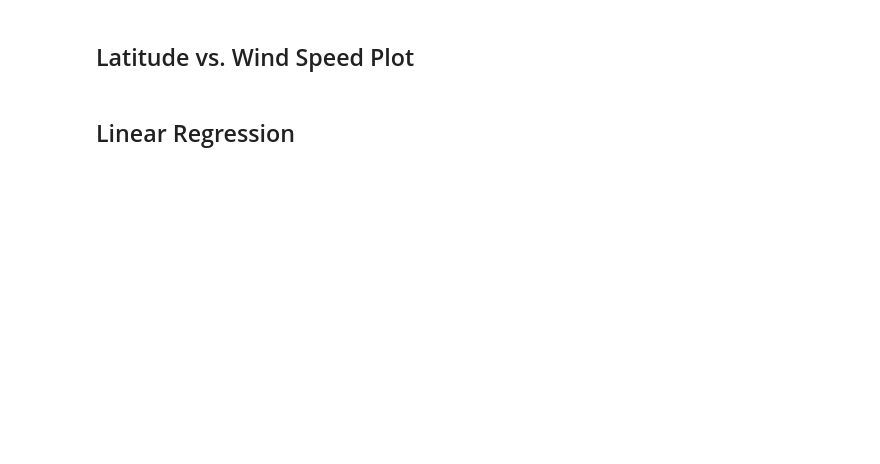
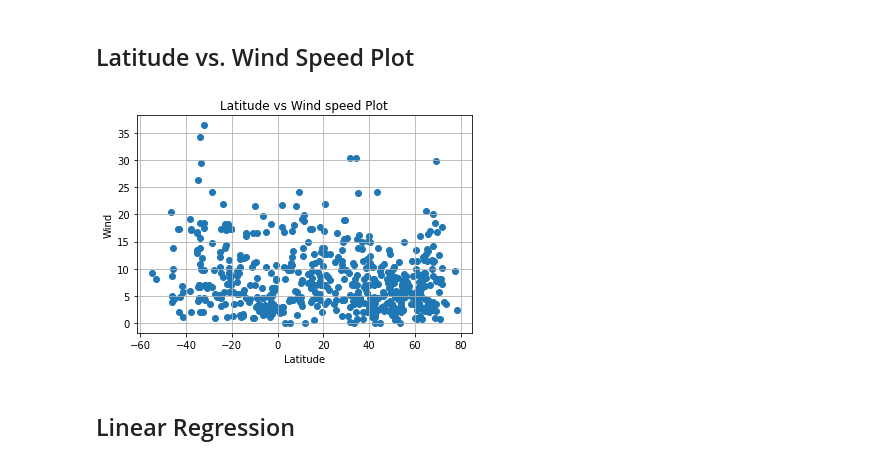
Before and after one commit to shuchiK38/Python-API-Challenge, a Jupyter notebook: Weatherpy/WeatherPy.ipynb, the cells around one changed output. Drawn from its saved outputs; the diff is of its cells as text; code cells hidden in the pictures; blank space fills up the shorter version.

```diff
--- a/Weatherpy/WeatherPy.ipynb
+++ b/Weatherpy/WeatherPy.ipynb
@@ -216,19 +218,21 @@ plt.show()
 ## Latitude vs. Wind Speed Plot
 # %%
 #Build a scatter plot for Latitude vs Wind speed plot
-plt.scatter(weather_data["lat"], weather_data["wind"], marker="o")
+plt.scatter(city_df["Lat"], city_df["Windspeed"], marker="o")
 
 # Incorporate the other graph properties
 plt.title("Latitude vs Wind speed Plot")
 plt.ylabel("Wind")
 plt.xlabel("Latitude")
 plt.grid(True)
 
 # Save the figure
 plt.savefig("../output_data/LatitideandWind.png")
 
 # Show plot
 plt.show()
+# %% [output]
+[figure, added]
 # %% [markdown]
 ## Linear Regression
 # %%
```
Also changed, not shown: parts of 6 cells of this notebook, 2 other files.
